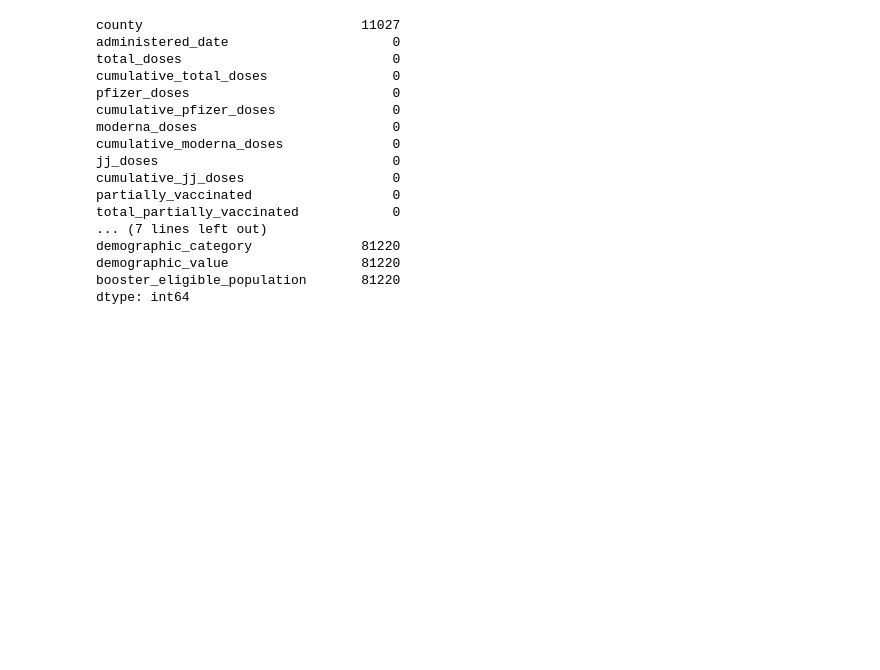
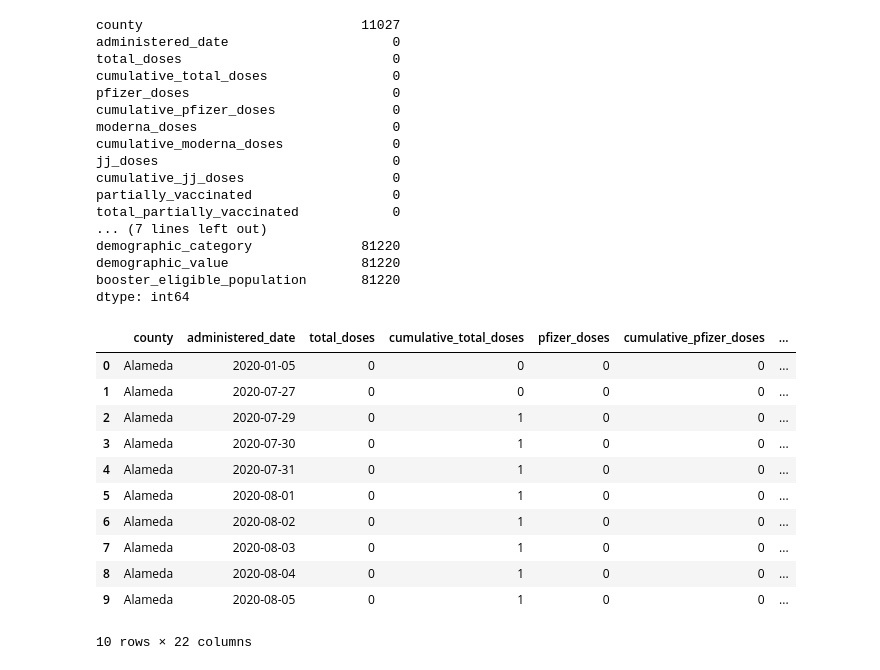
Before and after one commit to jivette001/Final-Project-, a Jupyter notebook: FinalNotebook-Jasmin.ipynb, the cells around one changed output. Cells and saved outputs as stored; diff of their text form; code cells hidden in the pictures; blank space fills up the shorter version.

```diff
--- a/FinalNotebook-Jasmin.ipynb
+++ b/FinalNotebook-Jasmin.ipynb
@@ -242,0 +201,15 @@ dtype: int64
+# %%
+covid2.head(10)
+# %% [output]
+|  | county | administered_date | total_doses | cumulative_total_doses | pfizer_doses | cumulative_pfizer_doses | ... |
+| 0 | Alameda | 2020-01-05 | 0 | 0 | 0 | 0 | ... |
+| 1 | Alameda | 2020-07-27 | 0 | 0 | 0 | 0 | ... |
+| 2 | Alameda | 2020-07-29 | 0 | 1 | 0 | 0 | ... |
+| 3 | Alameda | 2020-07-30 | 0 | 1 | 0 | 0 | ... |
+| 4 | Alameda | 2020-07-31 | 0 | 1 | 0 | 0 | ... |
+| 5 | Alameda | 2020-08-01 | 0 | 1 | 0 | 0 | ... |
+| 6 | Alameda | 2020-08-02 | 0 | 1 | 0 | 0 | ... |
+| 7 | Alameda | 2020-08-03 | 0 | 1 | 0 | 0 | ... |
+| 8 | Alameda | 2020-08-04 | 0 | 1 | 0 | 0 | ... |
+| 9 | Alameda | 2020-08-05 | 0 | 1 | 0 | 0 | ... |
+10 rows × 22 columns
```
Also changed, not shown: parts of 9 cells of this notebook, 1 other file.
